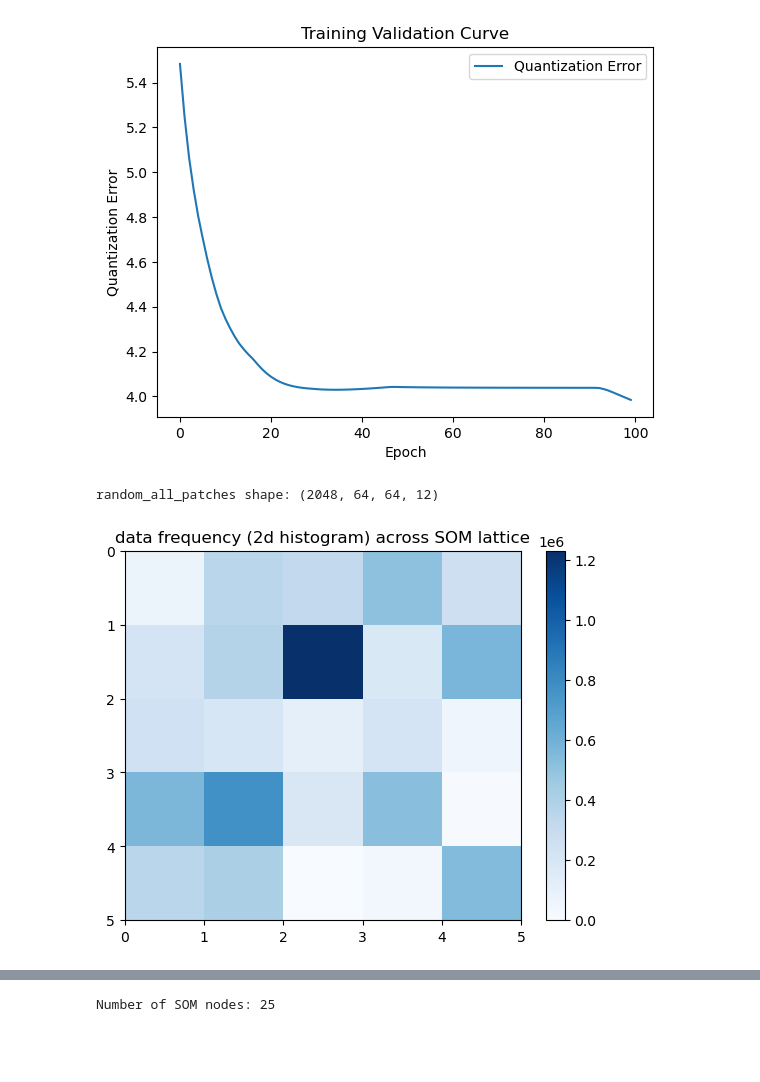
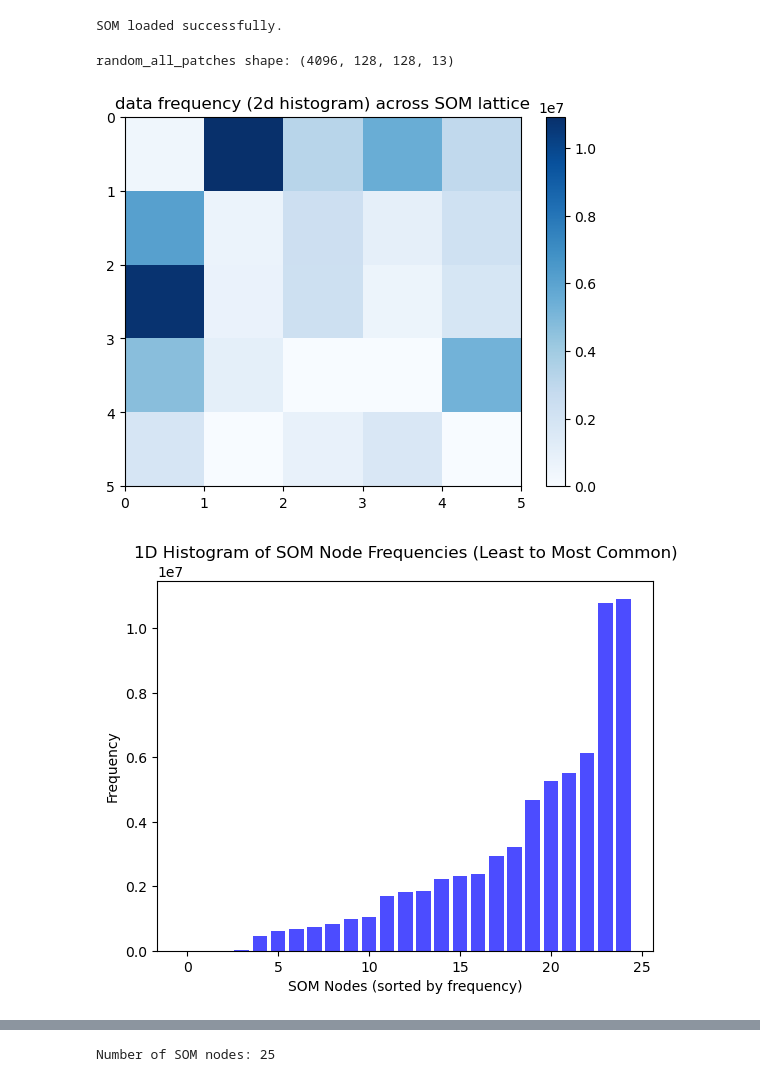
Before and after one commit to tague-carlyon/SOMproject, a Jupyter notebook: som.ipynb, the cells around one changed output, grey strips where cells are left out. Drawn from its saved outputs; the diff is of its cells as text; code cells hidden in the pictures; blank space fills up the shorter version.

```diff
--- a/som.ipynb
+++ b/som.ipynb
@@ -12,13 +12,14 @@ np.random.seed(42)
 # Get all image paths in the folder
 folder_path = "/home/tcarlyon/classes/aiclass/RawData/"
 image_paths = [os.path.join(folder_path, f) for f in os.listdir(folder_path) if f.endswith('.tiff')]
-square_size = 64
-numpatches = 2048
+square_size = 128
+numpatches = 2048*2
 # Randomly sample patches
-data = dataGathandMan.load_images(image_paths, square_size, numpatches)
+#data = dataGathandMan.load_images(image_paths)
+data = dataGathandMan.random_sample_patches(image_paths, square_size, numpatches)
 # Ensure the data shape is correct
 print(f"data shape: {data.shape}")
-image_width = data.shape[1]
-image_height = data.shape[2]
+image_width = data.shape[-3]
+image_height = data.shape[-2]
 image_features = data.shape[-1]
 # %% [output]
@@ -27,6 +35,6 @@ random_all_patches shape: (2048, 64, 64, 12)
 # %%
 # Reshape the data for clustering
-reshaped_data = data.reshape(image_height * image_width * image_features, data.shape[-1])
+reshaped_data = data.reshape(square_size ** 2 * numpatches, image_features)
 print(data.shape)
 print(f"first data point before reshape: {data[0, 0, :]}")
 print(f"first data point after reshape: {reshaped_data[0]}")
@@ -54,7 +66,7 @@ som_grid_rows = 5
 som_grid_columns = 5
 
 # number of weights per node
-input_length = 12
+input_length = image_features
 
 # Spread of the neighborhood function, needs to be adequate to the dimensions
 # of the map. (rows/columns minus 1 usually)
@@ -150,35 +170,34 @@ with open('som.p', 'wb') as outfile:
+# %%
+# Load the SOM from the file som.p
+with open('som.p', 'rb') as infile:
+    som = pickle.load(infile)
+
+print("SOM loaded successfully.")
+# %% [output]
+SOM loaded successfully.
 # %%
-# Plot the training validation curve
-plt.figure()
-plt.plot(range(epochs), errors, label="Quantization Error")
-plt.xlabel("Epoch")
-plt.ylabel("Quantization Error")
-plt.title("Training Validation Curve")
-plt.legend()
-plt.show()
-
 print(f"random_all_patches shape: {data.shape}")
 plt.figure()
-frequencies = som.activation_response(data.reshape(image_height * image_width * image_features, data.shape[-1]))
+frequencies = som.activation_response(data.reshape(numpatches * square_size ** 2, data.shape[-1]))
 plt.pcolormesh(frequencies, cmap='Blues')
 plt.colorbar()
 plt.title("data frequency (2d histogram) across SOM lattice", fontsize=12)
 plt.ylim(som_grid_rows, 0)  # flip the y axis to be the same as composite map axes later
 plt.show()
 
 # Flatten the 2D frequency array into 1D
 frequencies_flat = frequencies.flatten()
 # Sort the frequencies from least common to most common
 sorted_frequencies = np.sort(frequencies_flat)
 
 # Plot the sorted frequencies as a 1D histogram
 plt.figure()
 plt.bar(range(len(sorted_frequencies)), sorted_frequencies, color='blue', alpha=0.7)
 plt.xlabel("SOM Nodes (sorted by frequency)")
 plt.ylabel("Frequency")
 plt.title("1D Histogram of SOM Node Frequencies (Least to Most Common)")
 plt.show()
 # %% [output]
+random_all_patches shape: (4096, 128, 128, 13)
-[figure, old version]
+[figure, new version]
-random_all_patches shape: (2048, 64, 64, 12)
-[figure, old version]
+[figure, new version]
```
Also changed, not shown: parts of 9 cells of this notebook, 1 other file.
